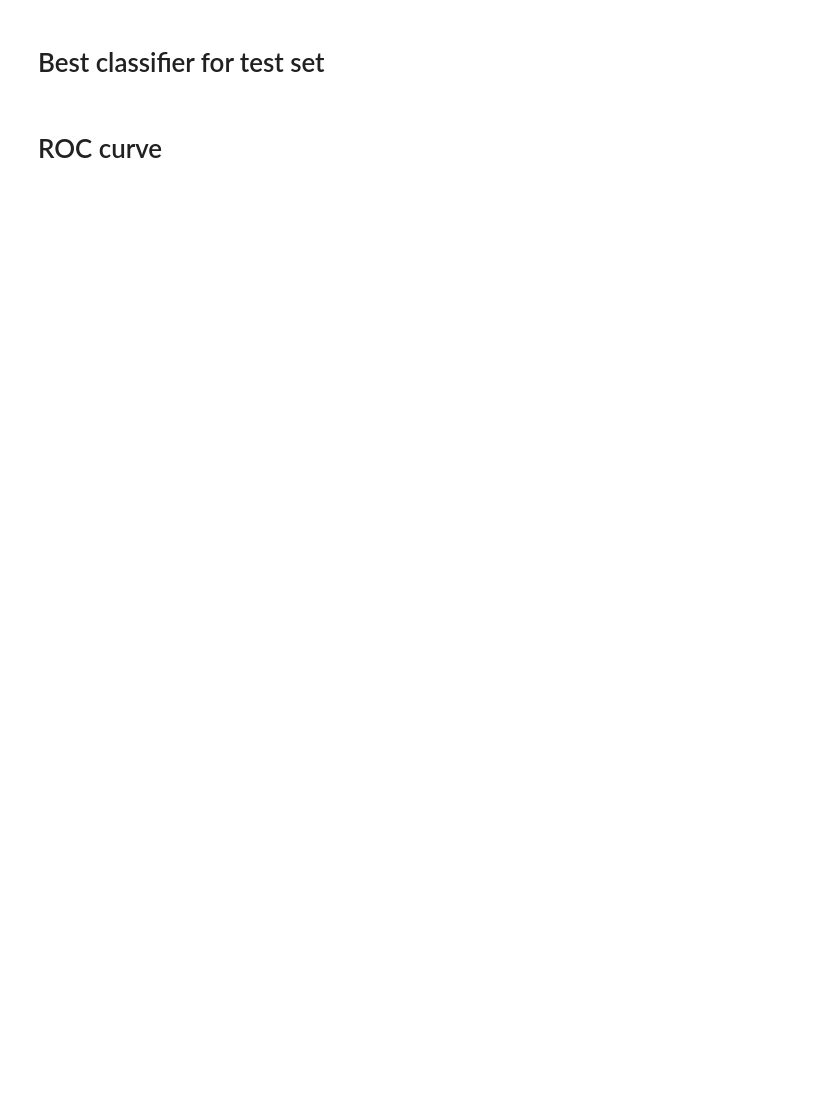
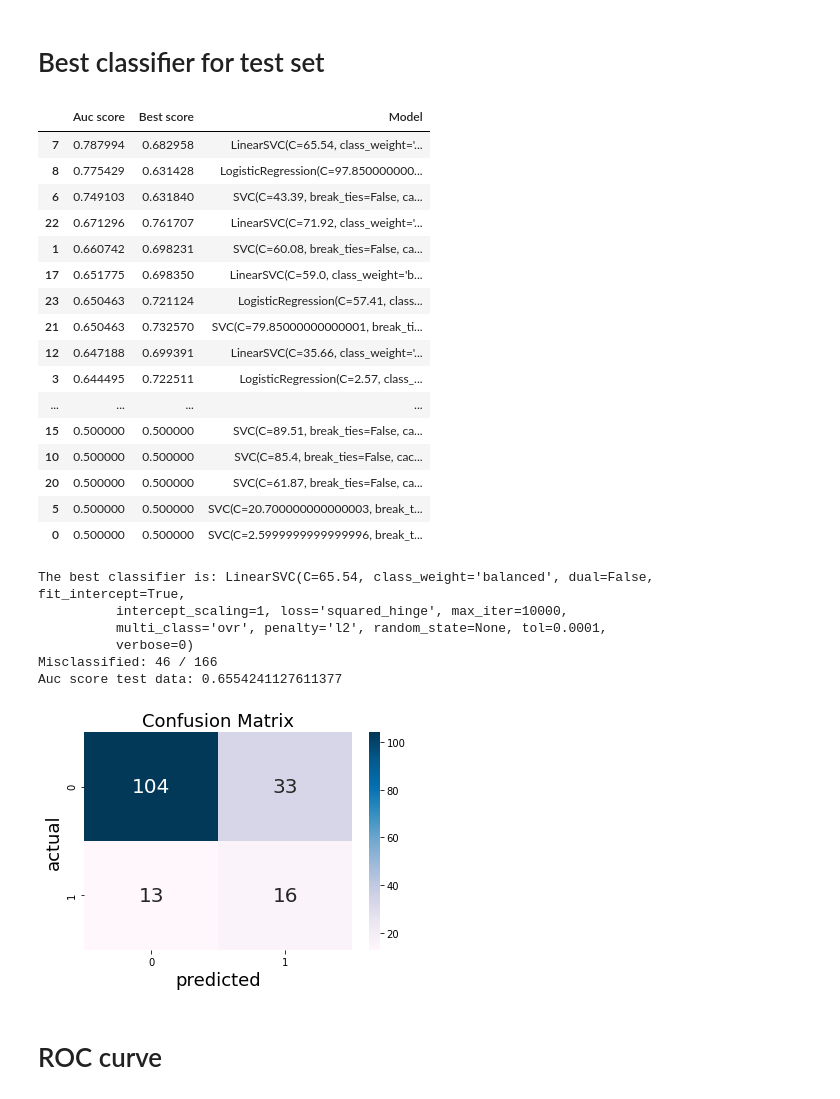
Before and after one commit to BrianvanWinden/TM10007_Group_13, a Jupyter notebook: Code_opgeschoond_en_werkend_random.ipynb, the cells around one changed output. Drawn from its saved outputs; the diff is of its cells as text; code cells hidden in the pictures; blank space fills up the shorter version.

```diff
--- a/Code_opgeschoond_en_werkend_random.ipynb
+++ b/Code_opgeschoond_en_werkend_random.ipynb
@@ -300,12 +295,10 @@ for train_ix, val_ix in cv_outer.split(x_train_val,y_train_val):
   # split data
   x_train, x_val = x_train_val[train_ix, :], x_train_val[val_ix, :]
   y_train, y_val = y_train_val[train_ix], y_train_val[val_ix]
-  print (x_train.shape)
-  print (x_val.shape)
+
   #Resampling
   resample = RandomUnderSampler(sampling_strategy='majority')
   x_resampled, y_resampled = resample.fit_resample(x_train, y_train)
-
 
   #Scaling
   scaler = preprocessing.RobustScaler()
@@ -318,7 +311,7 @@ for train_ix, val_ix in cv_outer.split(x_train_val,y_train_val):
   pca = pca.fit(x_train_scaled)
   x_train_trans = pca.transform(x_train_scaled)
   x_val_trans = pca.transform(x_val_scaled)
-  print(f'Amount of trainingsamples after resampling: {x_train_trans.shape[0]}')
+  print(f'Amount of training samples after resampling: {x_train_trans.shape[0]}')
   print(f'Amount of features from PCA: {x_train_trans.shape[1]}')
   model_params = {
                   'svm_rbf':
@@ -360,4 +353,4 @@ for train_ix, val_ix in cv_outer.split(x_train_val,y_train_val):
     auc_score_val = roc_auc_score(y_val, yhat)
     outer_results.append(auc_score_val)
     all_scores.append(result.best_score_)
-    (f'Model:{model_name}, best parameters:{result.best_params_}, auc: {round(auc_score_val, 3)}, result.best_score_:{round(result.best_score_, 3)}')
+    print(f'Model:{model_name}, best parameters:{result.best_params_}, auc: {round(auc_score_val, 3)}, result.best_score_:{round(result.best_score_, 3)}')
@@ -367,7 +371,7 @@ for train_ix, val_ix in cv_outer.split(x_train_val,y_train_val):
 from imblearn.pipeline import Pipeline
 from sklearn.model_selection import cross_val_score
 
-models_df = pd.DataFrame(models)
+models_df = pd.DataFrame(models[model_name])
 outer_results_df = pd.DataFrame(outer_results)
 all_scores_df = pd.DataFrame(all_scores)
 results = pd.concat([outer_results_df, all_scores_df, models_df], axis=1)
@@ -378,33 +382,58 @@ display(results_sorted)
 best_classifier = results_sorted['Model'].iloc[0]
 print(f'The best classifier is: {best_classifier}')
 
 
 #Resampling
 resample = RandomUnderSampler(sampling_strategy='majority')
 X_resampled, y_resampled = resample.fit_resample(x_train_val, y_train_val)
 
 #Scaling
 scaler = preprocessing.RobustScaler()
 scaler.fit(X_resampled)
 x_train_scaled = scaler.transform(X_resampled)
 x_test_scaled = scaler.transform(x_test)
 
 #PCA
 pca = PCA(n_components=0.99)
 pca = pca.fit(x_train_scaled)
 x_train_trans = pca.transform(x_train_scaled)
 x_test_trans = pca.transform(x_test_scaled)
 
 # Evaluation classifier
 clf = best_classifier.fit(x_train_trans, y_resampled)
 y_pred = clf.predict(x_test_trans)
 y_score = clf.decision_function(x_test_trans)
 accuracy = metrics.balanced_accuracy_score(y_test, y_pred)
 auc_score = metrics.roc_auc_score(y_test, y_pred)
 print('Misclassified: %d / %d' % ((y_test != y_pred).sum(), x_test_trans.shape[0]))
 evaluation(y_test, y_pred)
 
 print(f'Auc score test data: {auc_score}')
+# %% [output]
+|  | Auc score | Best score | Model |
+| 7 | 0.787994 | 0.682958 | LinearSVC(C=65.54, class_weight='... |
+| 8 | 0.775429 | 0.631428 | LogisticRegression(C=97.850000000... |
+| 6 | 0.749103 | 0.631840 | SVC(C=43.39, break_ties=False, ca... |
+| 22 | 0.671296 | 0.761707 | LinearSVC(C=71.92, class_weight='... |
+| 1 | 0.660742 | 0.698231 | SVC(C=60.08, break_ties=False, ca... |
+| 17 | 0.651775 | 0.698350 | LinearSVC(C=59.0, class_weight='b... |
+| 23 | 0.650463 | 0.721124 | LogisticRegression(C=57.41, class... |
+| 21 | 0.650463 | 0.732570 | SVC(C=79.85000000000001, break_ti... |
+| 12 | 0.647188 | 0.699391 | LinearSVC(C=35.66, class_weight='... |
+| 3 | 0.644495 | 0.722511 | LogisticRegression(C=2.57, class_... |
+| ... | ... | ... | ... |
+| 15 | 0.500000 | 0.500000 | SVC(C=89.51, break_ties=False, ca... |
+| 10 | 0.500000 | 0.500000 | SVC(C=85.4, break_ties=False, cac... |
+| 20 | 0.500000 | 0.500000 | SVC(C=61.87, break_ties=False, ca... |
+| 5 | 0.500000 | 0.500000 | SVC(C=20.700000000000003, break_t... |
+| 0 | 0.500000 | 0.500000 | SVC(C=2.5999999999999996, break_t... |
+The best classifier is: LinearSVC(C=65.54, class_weight='balanced', dual=False, fit_intercept=True,
+          intercept_scaling=1, loss='squared_hinge', max_iter=10000,
+          multi_class='ovr', penalty='l2', random_state=None, tol=0.0001,
+          verbose=0)
+Misclassified: 46 / 166
+Auc score test data: 0.6554241127611377
+[figure, added]
 # %% [markdown]
 # ROC curve
 # %%
```
Also changed, not shown: parts of 6 cells of this notebook.
